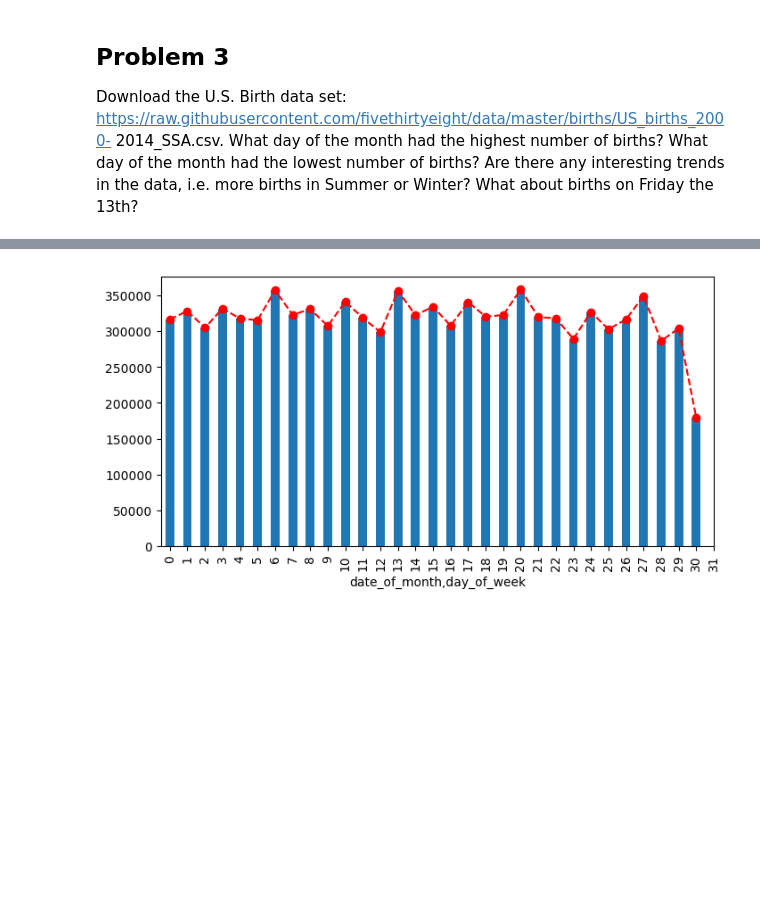
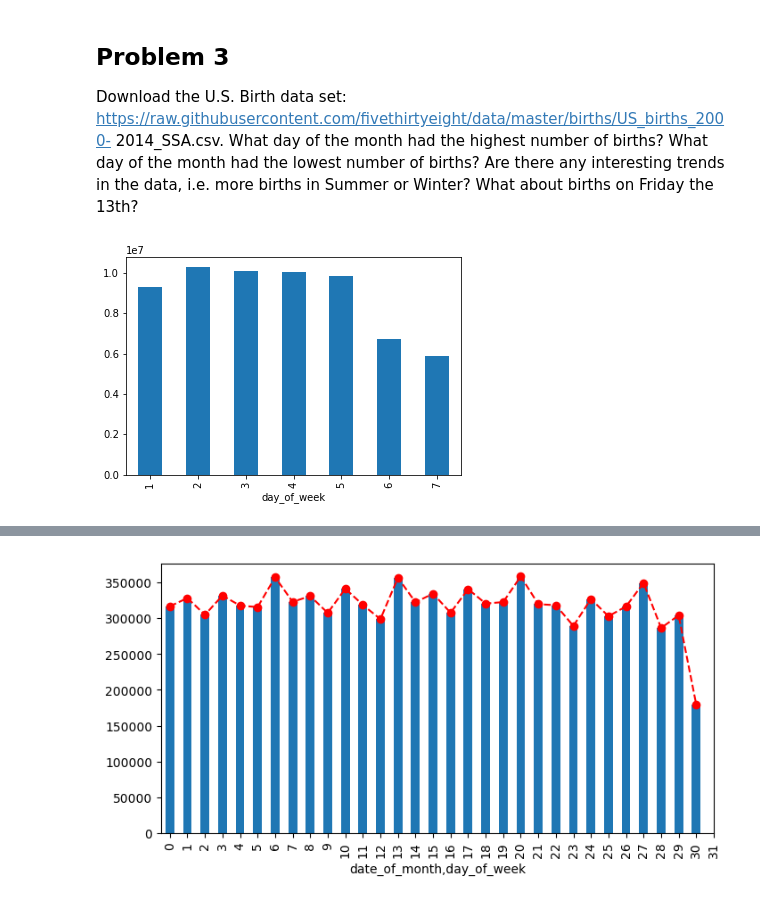
Before and after one commit to jesuszarate/VisForScientificData, a Jupyter notebook: Assignment1/Assignment1.ipynb, the cells around one changed output, grey strips where cells are left out. Drawn from its saved outputs; the diff is of its cells as text; code cells hidden in the pictures; blank space fills up the shorter version.

```diff
--- a/Assignment1/Assignment1.ipynb
+++ b/Assignment1/Assignment1.ipynb
@@ -250,7 +202,9 @@ the month had the lowest number of births? Are there any interesting trends in t
 i.e. more births in Summer or Winter? What about births on Friday the 13th?
 # %%
 data = pd.read_csv('data/US_births_2000-2014_SSA.csv')
-
-data = data[data['day_of_week'] == 5.00]
-data = data.groupby(['date_of_month', 'day_of_week'])['births'].agg('sum')
-dt = data
+# %%
+dt1 = data.groupby(['day_of_week'])
+dt1['births'].sum().plot(kind='bar')
+plt.show()
+# %% [output]
+[figure, added]
```
Also changed, not shown: parts of 9 cells of this notebook.
